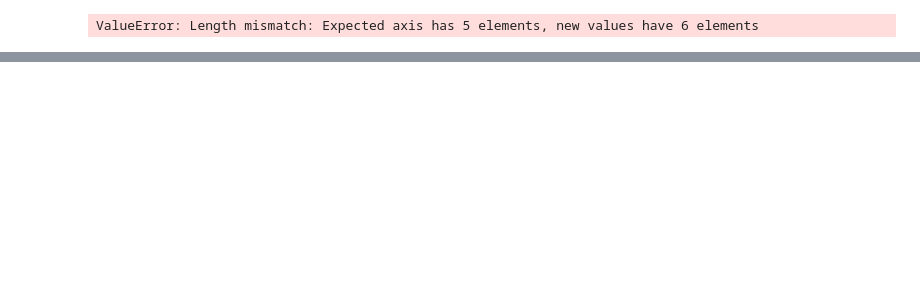
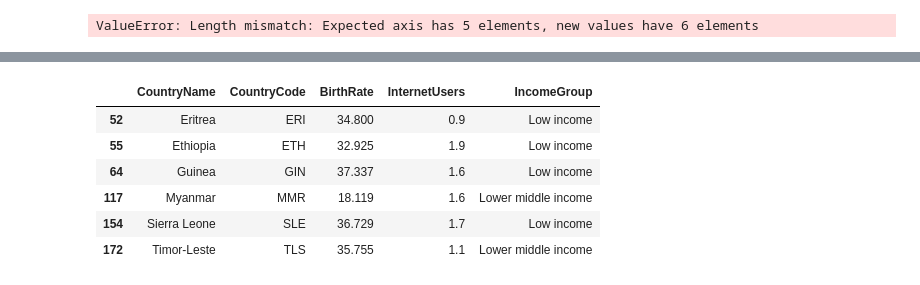
Before and after one commit to csairamvenkat/PYTHON_BIGINNER, a Jupyter notebook: Libraries/Pandas/CountryGDPAnalysis.ipynb, the cells around one changed output, grey strips where cells are left out. Drawn from its saved outputs; the diff is of its cells as text; code cells hidden in the pictures; blank space fills up the shorter version.

```diff
--- a/Libraries/Pandas/CountryGDPAnalysis.ipynb
+++ b/Libraries/Pandas/CountryGDPAnalysis.ipynb
@@ -292,0 +479,10 @@ df_numerical.describe()
+# %%
+df[(df.BirthRate<40) & (df.InternetUsers<2)]
+# %% [output]
+|  | CountryName | CountryCode | BirthRate | InternetUsers | IncomeGroup |
+| 52 | Eritrea | ERI | 34.800 | 0.9 | Low income |
+| 55 | Ethiopia | ETH | 32.925 | 1.9 | Low income |
+| 64 | Guinea | GIN | 37.337 | 1.6 | Low income |
+| 117 | Myanmar | MMR | 18.119 | 1.6 | Lower middle income |
+| 154 | Sierra Leone | SLE | 36.729 | 1.7 | Low income |
+| 172 | Timor-Leste | TLS | 35.755 | 1.1 | Lower middle income |
```
Also changed, not shown: parts of 48 cells of this notebook, 4 other files.
